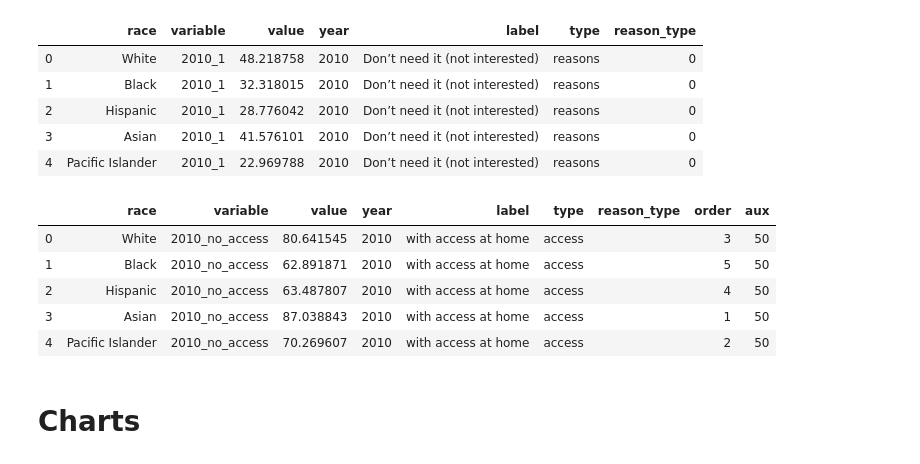
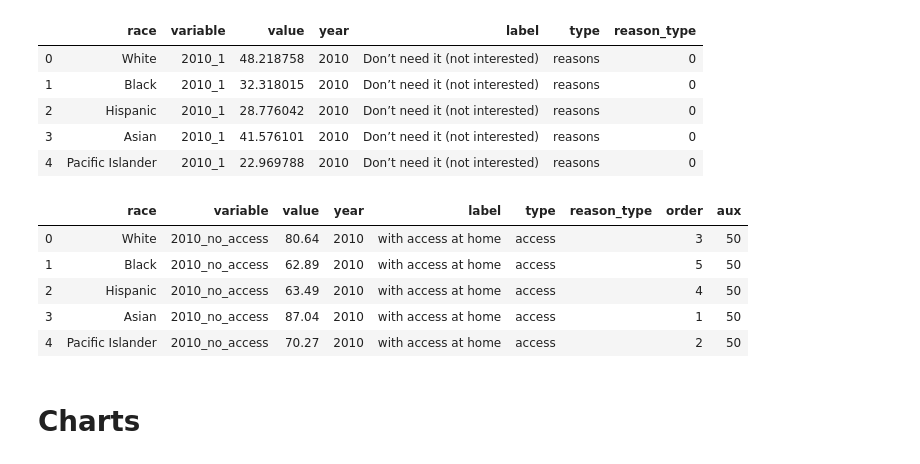
Before and after one commit to raubsaurier/si649_group_project, a Jupyter notebook: 649-EDA/cleanup_yijing_bars-Copy1.ipynb, the cells around one changed output. Cells and saved outputs as stored; diff of their text form; code cells hidden in the pictures.

```diff
--- a/649-EDA/cleanup_yijing_bars-Copy1.ipynb
+++ b/649-EDA/cleanup_yijing_bars-Copy1.ipynb
@@ -180,25 +184,27 @@ df6.head()
 # %%
 race_df = pd.concat([df5, df6])
 
 race_order = {
     "Asian": 1,
     "Pacific Islander": 2,
     "White": 3,
     "Hispanic": 4,
     "Black": 5,
     "AI/AN": 6,
 }  # by internet access data
 
 race_df["order"] = race_df["race"].map(lambda x: race_order[x])
 race_df["aux"] = 50
+race_df = race_df[race_df["label"]!="Other reasons"]
+race_df["value"] = race_df["value"].map(lambda x: round(x,2))
 race_df.head()
 # %% [output]
 |  | race | variable | value | year | label | type | reason_type | order | aux |
-| 0 | White | 2010_no_access | 80.641545 | 2010 | with access at home | access |  | 3 | 50 |
-| 1 | Black | 2010_no_access | 62.891871 | 2010 | with access at home | access |  | 5 | 50 |
-| 2 | Hispanic | 2010_no_access | 63.487807 | 2010 | with access at home | access |  | 4 | 50 |
-| 3 | Asian | 2010_no_access | 87.038843 | 2010 | with access at home | access |  | 1 | 50 |
-| 4 | Pacific Islander | 2010_no_access | 70.269607 | 2010 | with access at home | access |  | 2 | 50 |
+| 0 | White | 2010_no_access | 80.64 | 2010 | with access at home | access |  | 3 | 50 |
+| 1 | Black | 2010_no_access | 62.89 | 2010 | with access at home | access |  | 5 | 50 |
+| 2 | Hispanic | 2010_no_access | 63.49 | 2010 | with access at home | access |  | 4 | 50 |
+| 3 | Asian | 2010_no_access | 87.04 | 2010 | with access at home | access |  | 1 | 50 |
+| 4 | Pacific Islander | 2010_no_access | 70.27 | 2010 | with access at home | access |  | 2 | 50 |
 # %% [markdown]
 # Charts
 # %% [markdown]
```
Also changed, not shown: parts of 7 cells of this notebook, 2 other files.
